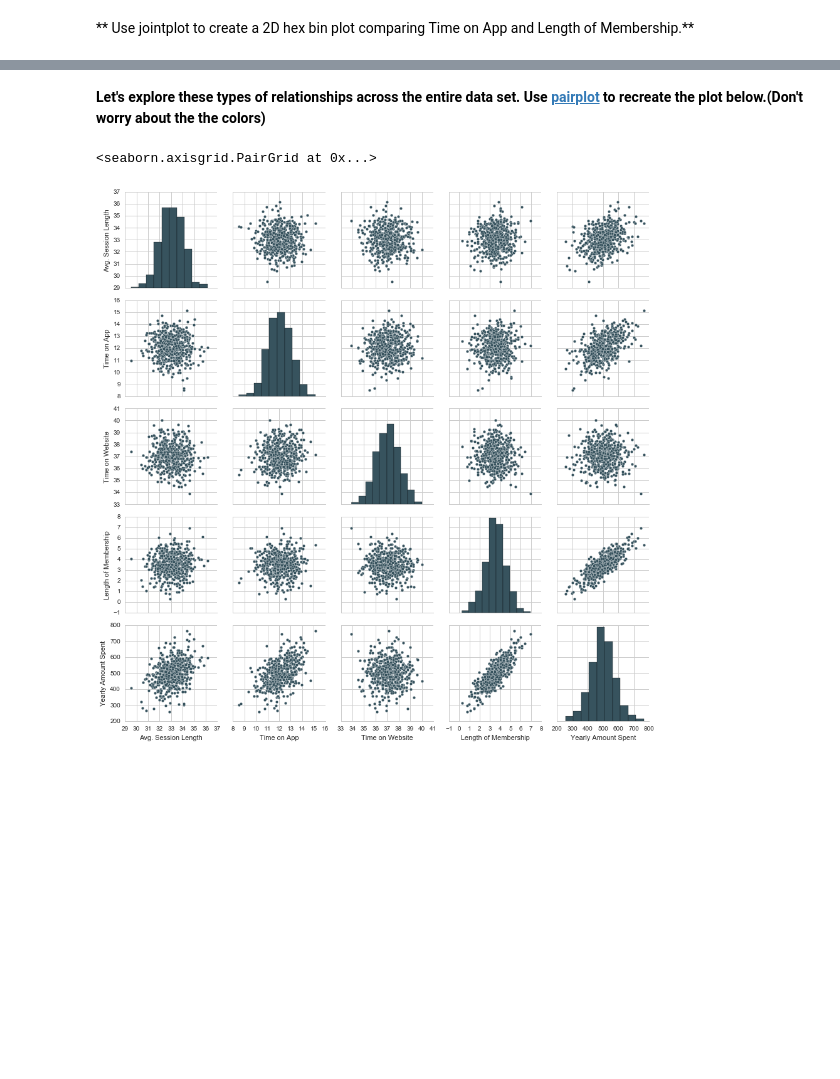
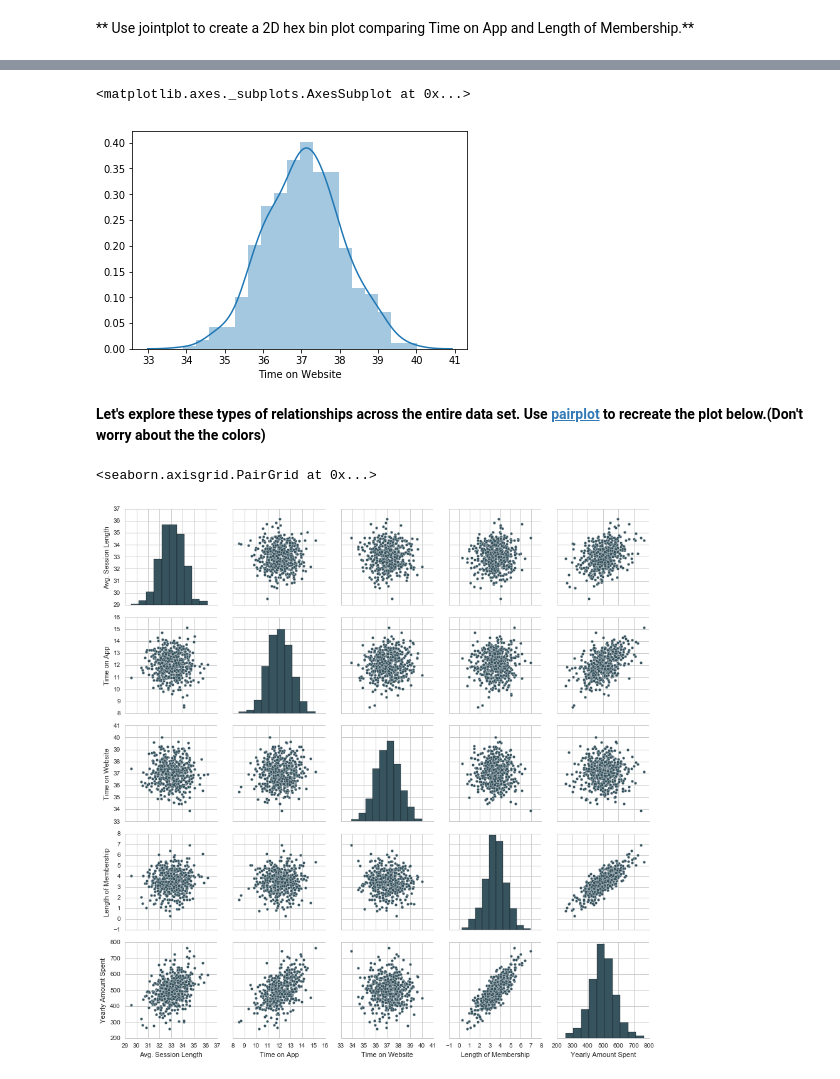
Before and after one commit to akezyt/sidtechtalent, a Jupyter notebook: ML-Week2/Lecture6 Supervised Learning - Linear Regression/Linear Regression - Project Exercise .ipynb, the cells around one changed output, grey strips where cells are left out. Cells and saved outputs as stored; diff of their text form; code cells hidden in the pictures; blank space fills up the shorter version.

```diff
--- a/ML-Week2/Lecture6 Supervised Learning - Linear Regression/Linear Regression - Project Exercise .ipynb
+++ b/ML-Week2/Lecture6 Supervised Learning - Linear Regression/Linear Regression - Project Exercise .ipynb
@@ -88,3 +90,8 @@ ___
+# %%
+sns.distplot(customers['Time on Website'])
+# %% [output]
+<matplotlib.axes._subplots.AxesSubplot at 0x...>
+[figure, added]
 # %% [markdown]
 **Let's explore these types of relationships across the entire data set. Use [pairplot](https://stanford.edu/~mwaskom/software/seaborn/tutorial/axis_grids.html#plotting-pairwise-relationships-with-pairgrid-and-pairplot) to recreate the plot below.(Don't worry about the the colors)**
 # %%
```
Also changed, not shown: parts of 19 cells of this notebook.
